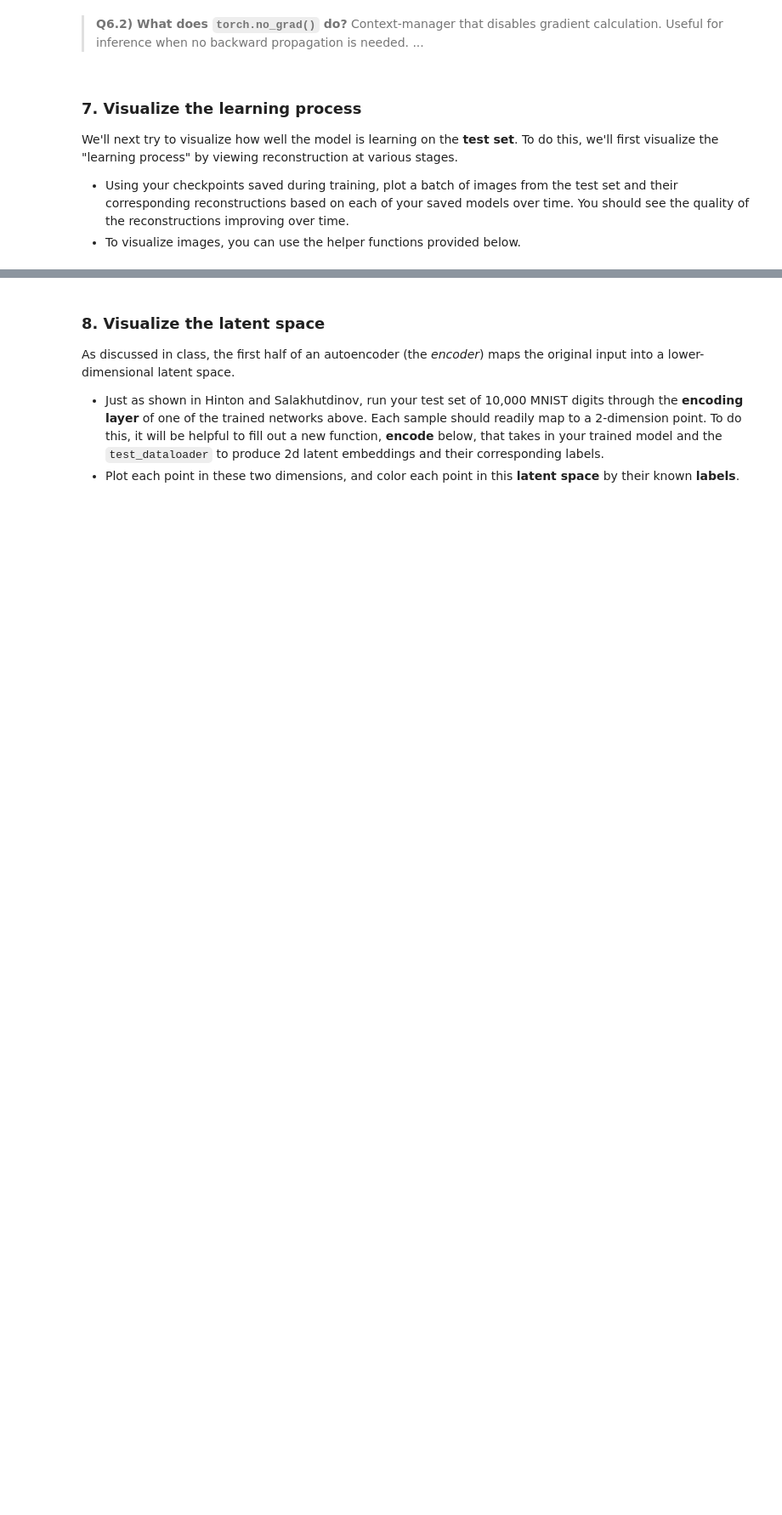
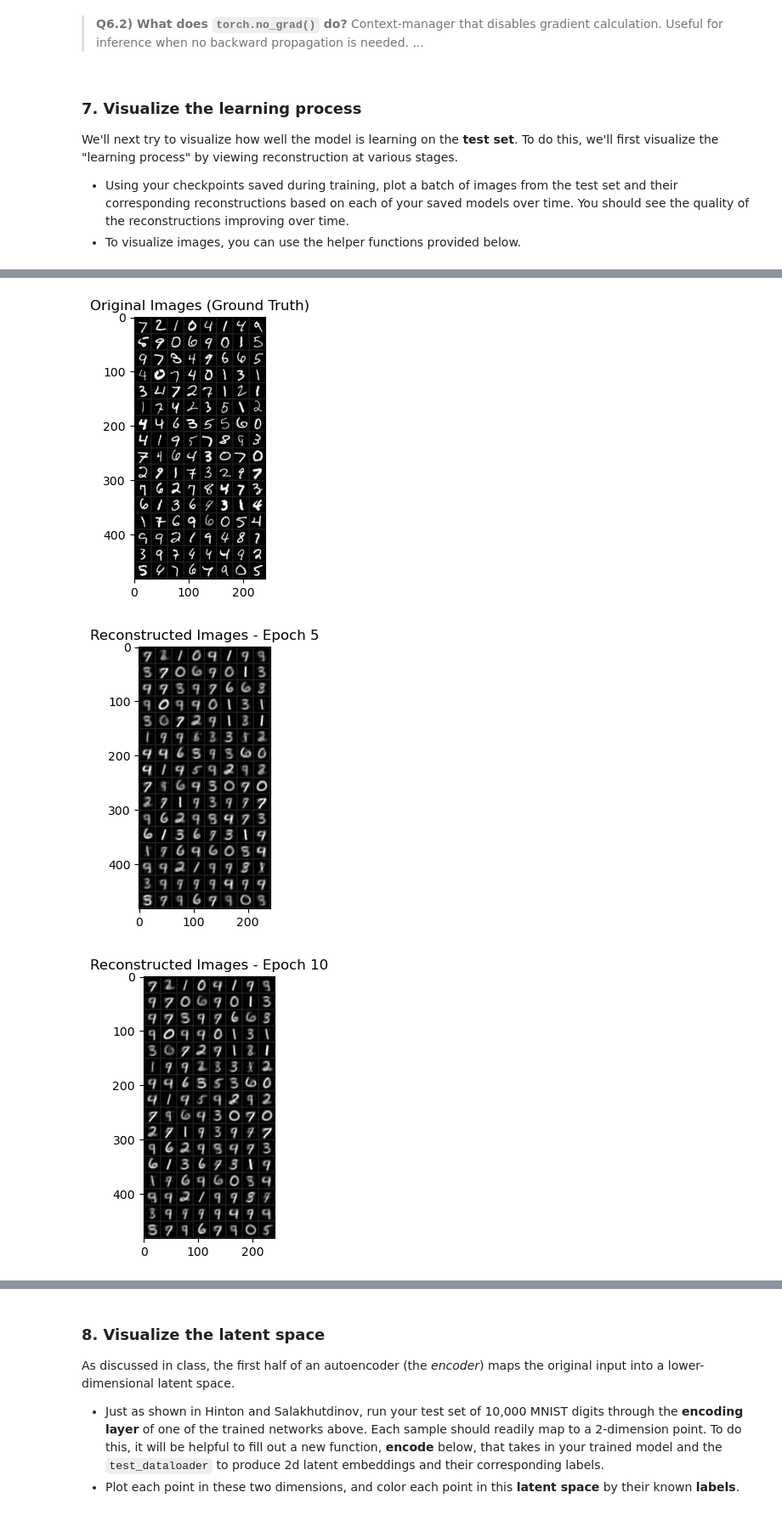
Before and after one commit to zhwu-cecilia/Homework_MNIST_Autoencoder, a Jupyter notebook: Homework_MNIST_Autoencoder.ipynb, the cells around one changed output, grey strips where cells are left out. Shown at 85% size. Saved outputs shown, nothing was run; the diff lists cells and outputs as text; code cells hidden in the pictures; blank space fills up the shorter version.

```diff
--- a/Homework_MNIST_Autoencoder.ipynb
+++ b/Homework_MNIST_Autoencoder.ipynb
@@ -638,0 +573,73 @@ Clipping input data to the valid range for imshow with RGB data ([0..1] for floa
+# %%
+def show_checkpoints_reconstructions(checkpoint_paths,
+                                     model_class,
+                                     test_loader,
+                                     device=torch.device("cpu")):
+    """
+    checkpoint_paths: list of str 路径（train 返回的 checkpoints 列表）
+    model_class: the class (not instance) used to create the model, e.g. MyNet
+                 (so we can instantiate fresh model for each checkpoint)
+    test_loader: DataLoader for test set (we'll take the first batch)
+    device: torch.device
+    """
+
+    # 取固定的一批测试样本
+    batch = next(iter(test_loader))  # 可能是 (imgs, labels) 或 imgs
+    if isinstance(batch, (list, tuple)) and len(batch) >= 1:
+        imgs = batch[0]
+    else:
+        imgs = batch
+
+    # 展示原图（grid）
+    out_original = torchvision.utils.make_grid(imgs)
+    imshow(out_original, title="Original Images (Ground Truth)")
+
+    # 按文件名中 epoch 数排序（若没有数字，保持原顺序）
+    def epoch_from_path(p):
+        m = re.search(r'epoch(\d+)', p, re.IGNORECASE)
+        if m:
+            return int(m.group(1))
+        # fallback: try any number in filename
+        m2 = re.search(r'(\d{1,4})', p)
+        if m2:
+            return int(m2.group(1))
+        return float('inf')
+
+    sorted_paths = sorted(checkpoint_paths, key=epoch_from_path)
+
+    for ckpt_path in sorted_paths:
+        # instantiate fresh model and load weights
+        eval_model = model_class().to(device)
+        state = torch.load(ckpt_path, map_location=device)
+        # if state_dict was saved directly, load it; if full checkpoint dict, try ['state_dict']
+        if isinstance(state, dict) and 'state_dict' in state and not any(k.startswith('_') for k in state.keys()):
+            # ambiguous: but commonly people save {'epoch':..., 'state_dict':...}
+            try:
+                eval_model.load_state_dict(state['state_dict'])
+            except Exception:
+                # fallback: assume state itself is a state_dict
+                eval_model.load_state_dict(state)
+        else:
+            try:
+                eval_model.load_state_dict(state)
+            except Exception:
+                # try common key names inside the checkpoint
+                if isinstance(state, dict) and 'model_state_dict' in state:
+                    eval_model.load_state_dict(state['model_state_dict'])
+                else:
+                    raise
+
+        eval_model.eval()
+        with torch.no_grad():
+            reconstructed_batch = reconstructions_from_batch(eval_model, batch)
+            out_reconstructed = torchvision.utils.make_grid(reconstructed_batch)
+            # 从路径尝试构造标题
+            epoch = epoch_from_path(ckpt_path)
+            title = f"Reconstructed Images - {ckpt_path}" if epoch == float('inf') else f"Reconstructed Images - Epoch {epoch}"
+            imshow(out_reconstructed, title=title)
+
+show_checkpoints_reconstructions(ckpts, MyNet, test_loader, device=device)
+# %% [output]
+[figure, added]
+[figure, added]
+[figure, added]
```
Also changed, not shown: parts of 18 cells of this notebook, 6 other files.
